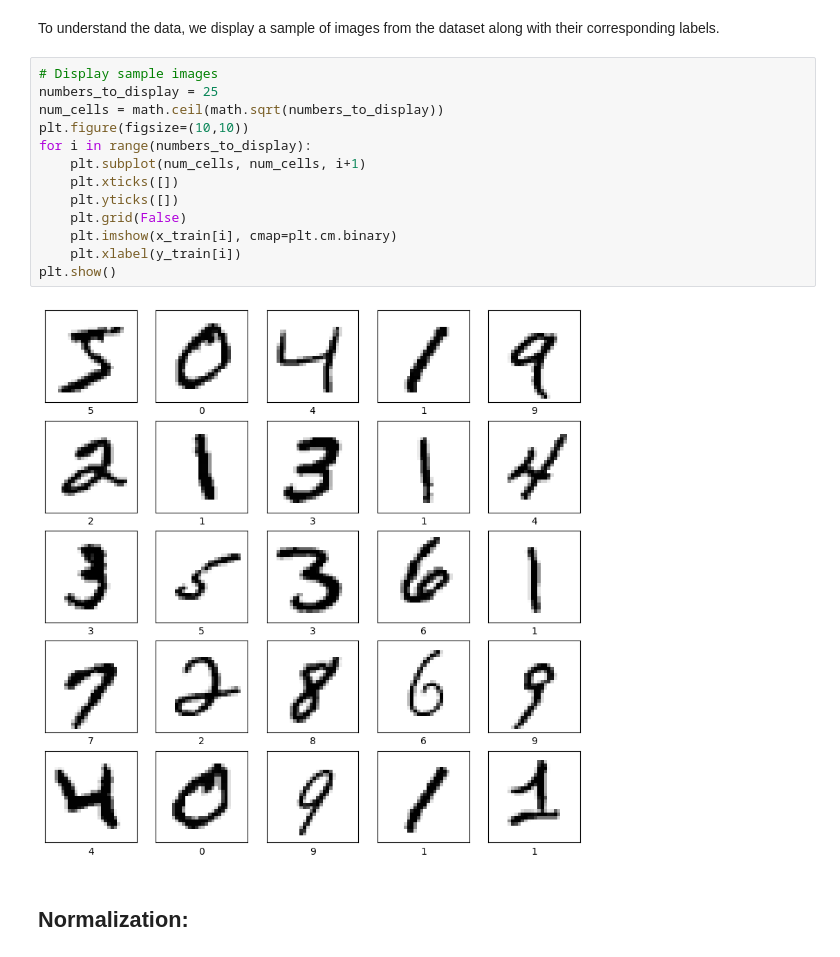
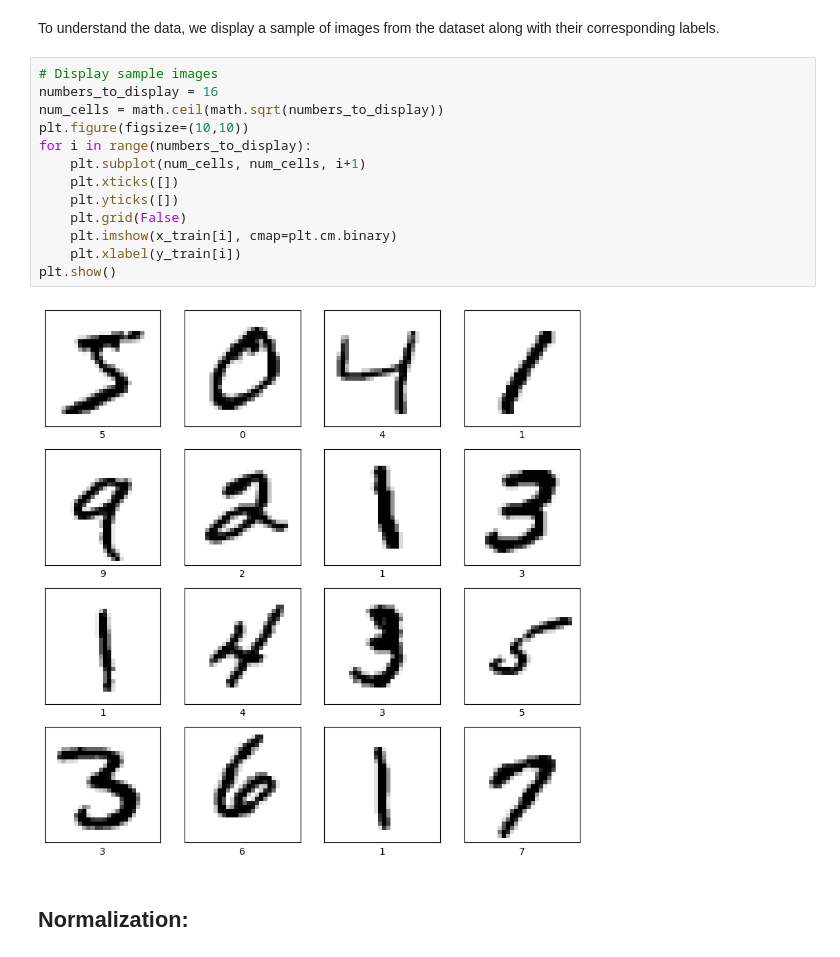
Before and after one commit to DanielGiedraitis/Data-Science-Machine-Learning-Portfolio, a Jupyter notebook: Neural Networks/FeedForward/FeedForward.ipynb, the cells around one changed output. Cells and saved outputs as stored; diff of their text form.

```diff
--- a/Neural Networks/FeedForward/FeedForward.ipynb
+++ b/Neural Networks/FeedForward/FeedForward.ipynb
@@ -180,19 +180,19 @@ y_test: (10000,)
 To understand the data, we display a sample of images from the dataset along with their corresponding labels.
 # %%
 # Display sample images
-numbers_to_display = 25
+numbers_to_display = 16
 num_cells = math.ceil(math.sqrt(numbers_to_display))
 plt.figure(figsize=(10,10))
 for i in range(numbers_to_display):
     plt.subplot(num_cells, num_cells, i+1)
     plt.xticks([])
     plt.yticks([])
     plt.grid(False)
     plt.imshow(x_train[i], cmap=plt.cm.binary)
     plt.xlabel(y_train[i])
 plt.show()
 # %% [output]
-[figure, old version]
+[figure, new version]
 # %% [markdown]
 ## **Normalization:**
 # %% [markdown]
```
Also changed, not shown: parts of 3 cells of this notebook.
